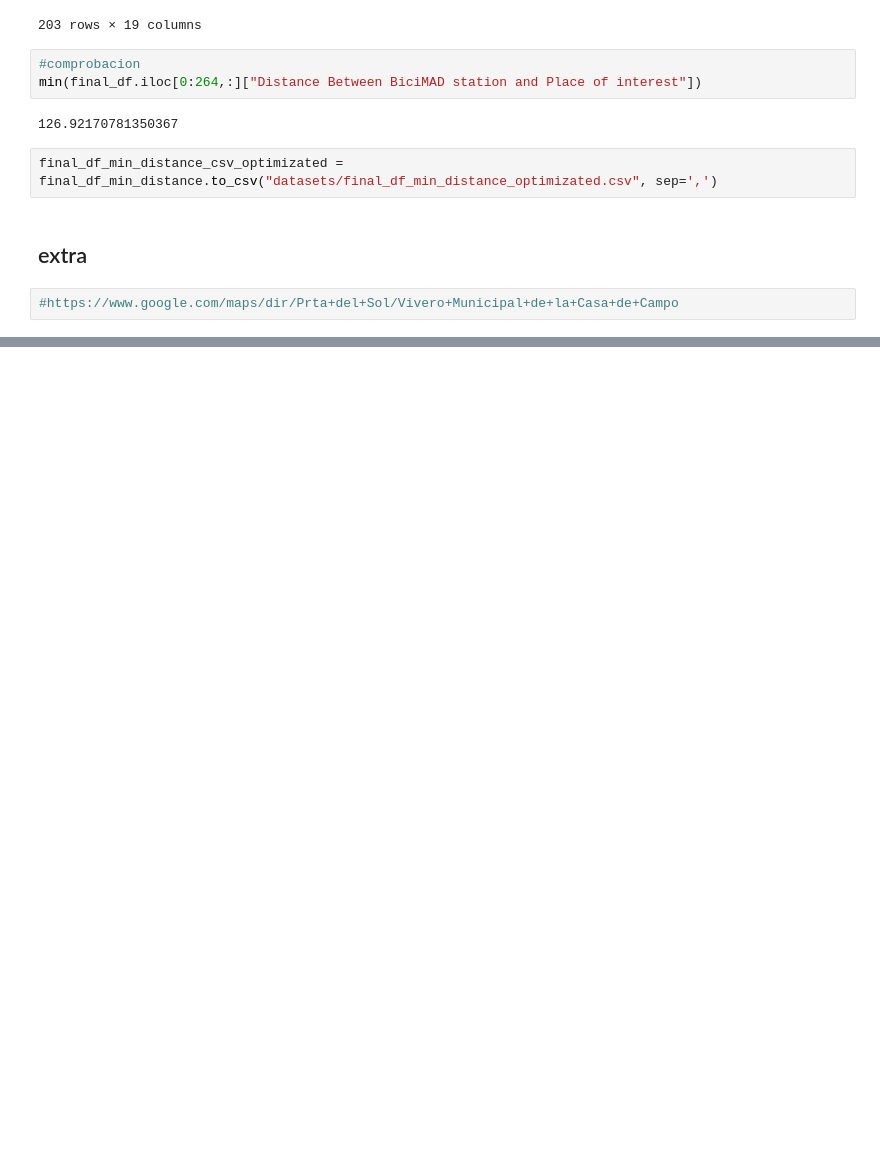
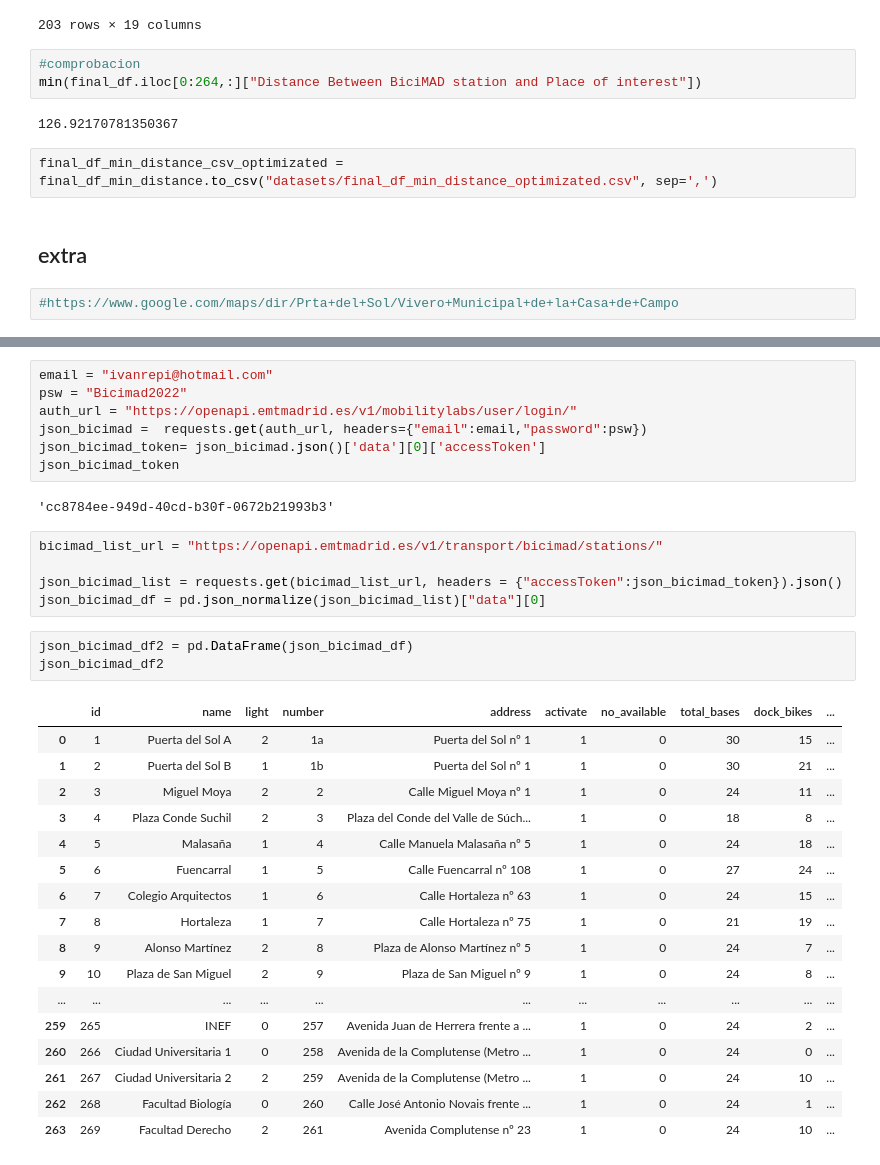
Before and after one commit to alvaro-saez/ironhack_proyecto1_bicimad_parques, a Jupyter notebook: test import dataset.ipynb, the cells around one changed output, grey strips where cells are left out. Saved outputs shown, nothing was run; the diff lists cells and outputs as text; blank space fills up the shorter version.

```diff
--- a/test import dataset.ipynb
+++ b/test import dataset.ipynb
@@ -513,0 +503,35 @@ json_bicimad.json()
+# %%
+email = "ivanrepi@hotmail.com"
+psw = "Bicimad2022"
+auth_url = "https://openapi.emtmadrid.es/v1/mobilitylabs/user/login/"
+json_bicimad =  requests.get(auth_url, headers={"email":email,"password":psw})
+json_bicimad_token= json_bicimad.json()['data'][0]['accessToken']
+json_bicimad_token
+# %% [output]
+'cc8784ee-949d-40cd-b30f-0672b21993b3'
+# %%
+bicimad_list_url = "https://openapi.emtmadrid.es/v1/transport/bicimad/stations/"
+
+json_bicimad_list = requests.get(bicimad_list_url, headers = {"accessToken":json_bicimad_token}).json()
+json_bicimad_df = pd.json_normalize(json_bicimad_list)["data"][0]
+# %%
+json_bicimad_df2 = pd.DataFrame(json_bicimad_df)
+json_bicimad_df2
+# %% [output]
+|  | id | name | light | number | address | activate | no_available | total_bases | dock_bikes | ... |
+| 0 | 1 | Puerta del Sol A | 2 | 1a | Puerta del Sol nº 1 | 1 | 0 | 30 | 15 | ... |
+| 1 | 2 | Puerta del Sol B | 1 | 1b | Puerta del Sol nº 1 | 1 | 0 | 30 | 21 | ... |
+| 2 | 3 | Miguel Moya | 2 | 2 | Calle Miguel Moya nº 1 | 1 | 0 | 24 | 11 | ... |
+| 3 | 4 | Plaza Conde Suchil | 2 | 3 | Plaza del Conde del Valle de Súch... | 1 | 0 | 18 | 8 | ... |
+| 4 | 5 | Malasaña | 1 | 4 | Calle Manuela Malasaña nº 5 | 1 | 0 | 24 | 18 | ... |
+| 5 | 6 | Fuencarral | 1 | 5 | Calle Fuencarral nº 108 | 1 | 0 | 27 | 24 | ... |
+| 6 | 7 | Colegio Arquitectos | 1 | 6 | Calle Hortaleza nº 63 | 1 | 0 | 24 | 15 | ... |
+| 7 | 8 | Hortaleza | 1 | 7 | Calle Hortaleza nº 75 | 1 | 0 | 21 | 19 | ... |
+| 8 | 9 | Alonso Martínez | 2 | 8 | Plaza de Alonso Martínez nº 5 | 1 | 0 | 24 | 7 | ... |
+| 9 | 10 | Plaza de San Miguel | 2 | 9 | Plaza de San Miguel nº 9 | 1 | 0 | 24 | 8 | ... |
+| ... | ... | ... | ... | ... | ... | ... | ... | ... | ... | ... |
+| 259 | 265 | INEF | 0 | 257 | Avenida Juan de Herrera frente a ... | 1 | 0 | 24 | 2 | ... |
+| 260 | 266 | Ciudad Universitaria 1 | 0 | 258 | Avenida de la Complutense (Metro ... | 1 | 0 | 24 | 0 | ... |
+| 261 | 267 | Ciudad Universitaria 2 | 2 | 259 | Avenida de la Complutense (Metro ... | 1 | 0 | 24 | 10 | ... |
+| 262 | 268 | Facultad Biología | 0 | 260 | Calle José Antonio Novais frente ... | 1 | 0 | 24 | 1 | ... |
+| 263 | 269 | Facultad Derecho | 2 | 261 | Avenida Complutense nº 23 | 1 | 0 | 24 | 10 | ... |
```
Also changed, not shown: parts of 41 cells of this notebook, 1 other file.
